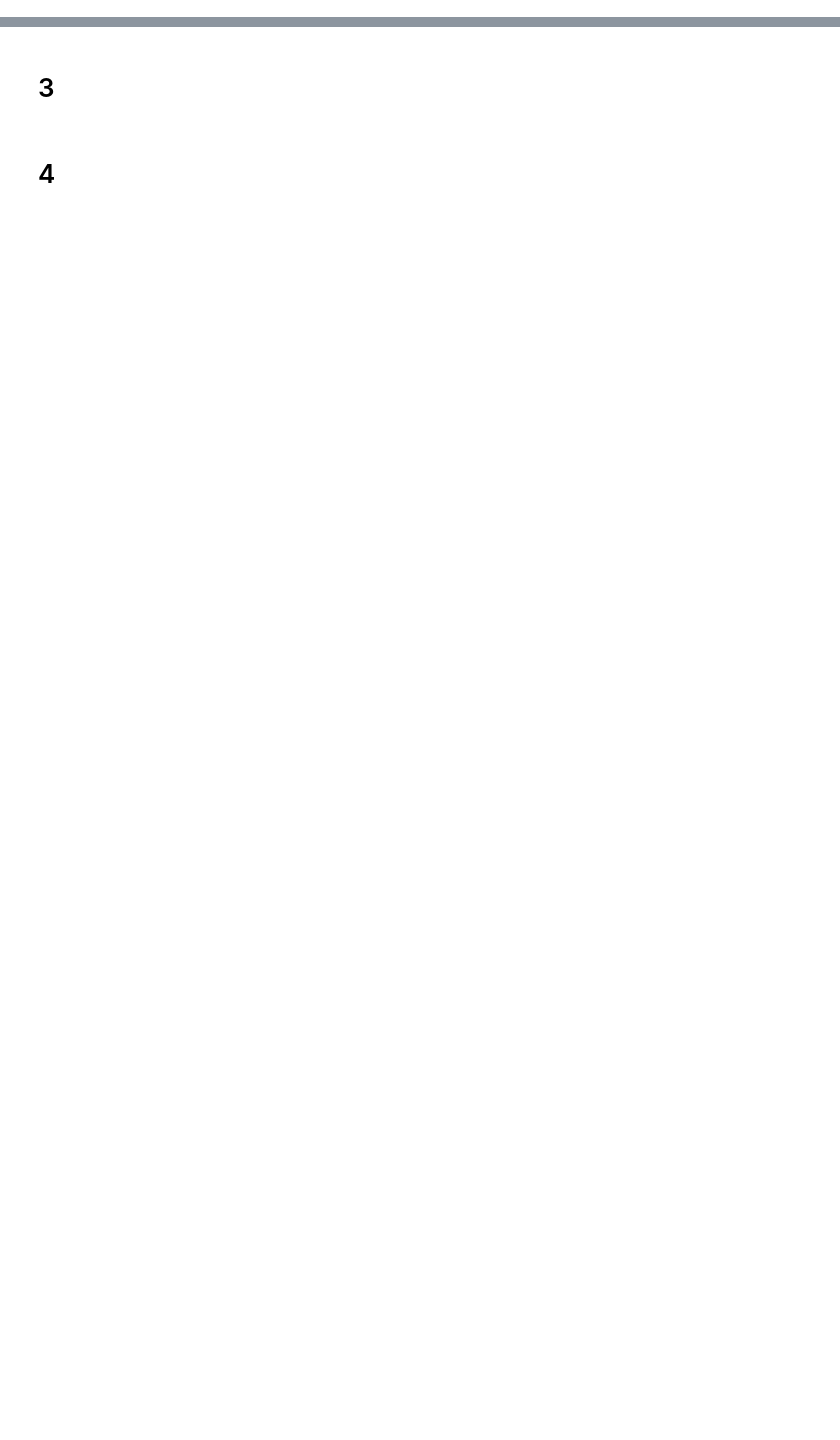
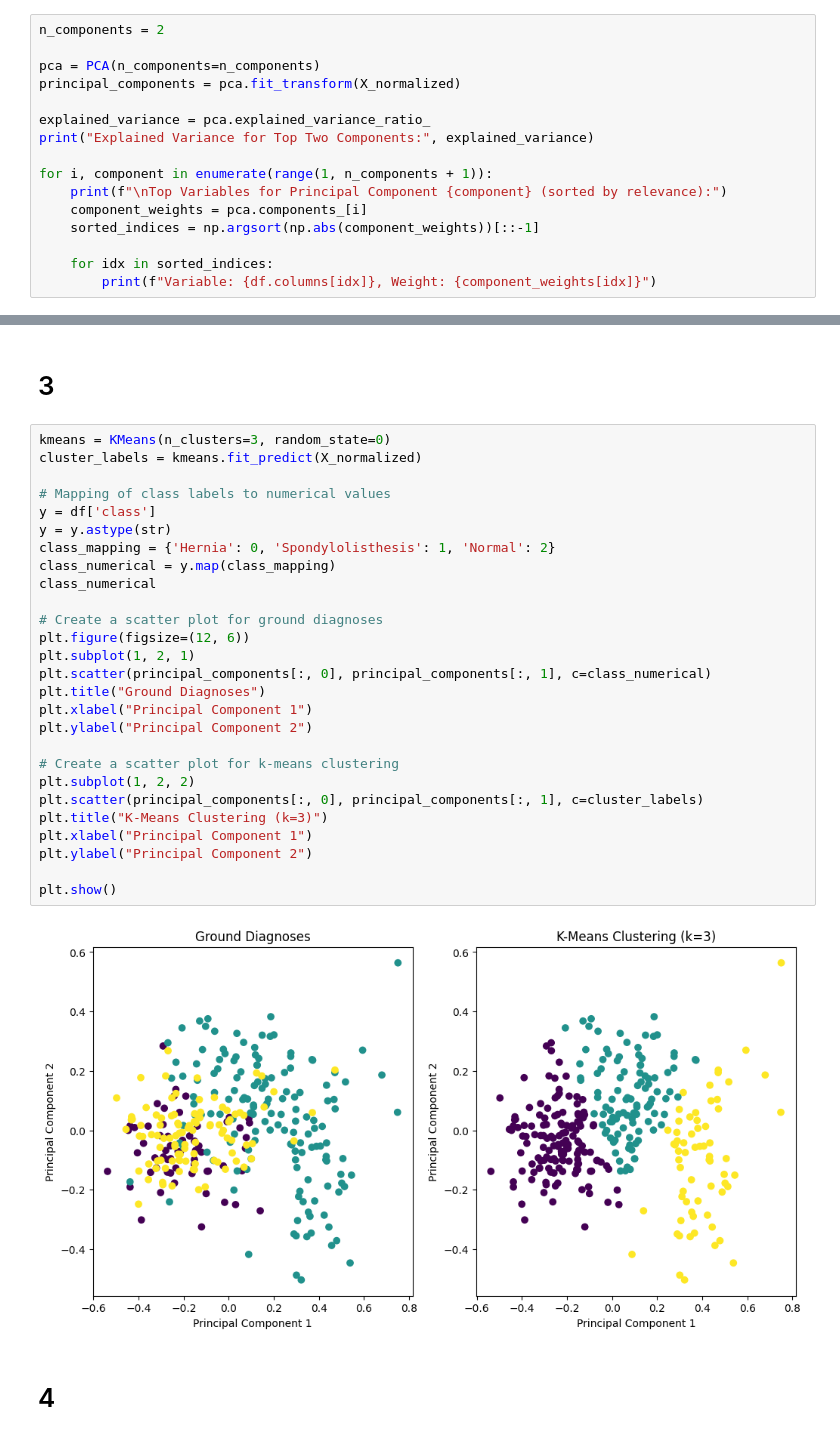
Before and after one commit to MateuSpencer/ML_HW_24-24, a Jupyter notebook: HW4/HW4_Programming.ipynb, the cells around one changed output, grey strips where cells are left out. Drawn from its saved outputs; the diff is of its cells as text; blank space fills up the shorter version.

```diff
--- a/HW4/HW4_Programming.ipynb
+++ b/HW4/HW4_Programming.ipynb
@@ -58,3 +60,19 @@ K = 4, Purity Score: 0.6612903225806451
 K = 5, Purity Score: 0.6774193548387096
 # %% [markdown]
 # 2
+# %%
+n_components = 2
+
+pca = PCA(n_components=n_components)
+principal_components = pca.fit_transform(X_normalized)
+
+explained_variance = pca.explained_variance_ratio_
+print("Explained Variance for Top Two Components:", explained_variance)
+
+for i, component in enumerate(range(1, n_components + 1)):
+    print(f"\nTop Variables for Principal Component {component} (sorted by relevance):")
+    component_weights = pca.components_[i]
+    sorted_indices = np.argsort(np.abs(component_weights))[::-1]
+
+    for idx in sorted_indices:
+        print(f"Variable: {df.columns[idx]}, Weight: {component_weights[idx]}")
@@ -61,4 +97,33 @@ K = 5, Purity Score: 0.6774193548387096
 # %% [markdown]
 # 3
+# %%
+kmeans = KMeans(n_clusters=3, random_state=0)
+cluster_labels = kmeans.fit_predict(X_normalized)
+
+# Mapping of class labels to numerical values
+y = df['class']
+y = y.astype(str)
+class_mapping = {'Hernia': 0, 'Spondylolisthesis': 1, 'Normal': 2}
+class_numerical = y.map(class_mapping)
+class_numerical
+
+# Create a scatter plot for ground diagnoses
+plt.figure(figsize=(12, 6))
+plt.subplot(1, 2, 1)
+plt.scatter(principal_components[:, 0], principal_components[:, 1], c=class_numerical)
+plt.title("Ground Diagnoses")
+plt.xlabel("Principal Component 1")
+plt.ylabel("Principal Component 2")
+
+# Create a scatter plot for k-means clustering
+plt.subplot(1, 2, 2)
+plt.scatter(principal_components[:, 0], principal_components[:, 1], c=cluster_labels)
+plt.title("K-Means Clustering (k=3)")
+plt.xlabel("Principal Component 1")
+plt.ylabel("Principal Component 2")
+
+plt.show()
+# %% [output]
+[figure, added]
 # %% [markdown]
 # 4
```
Also changed, not shown: parts of 2 cells of this notebook.
